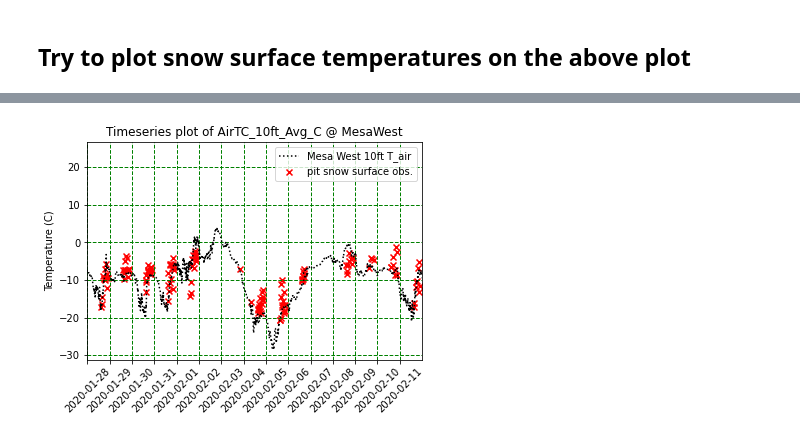
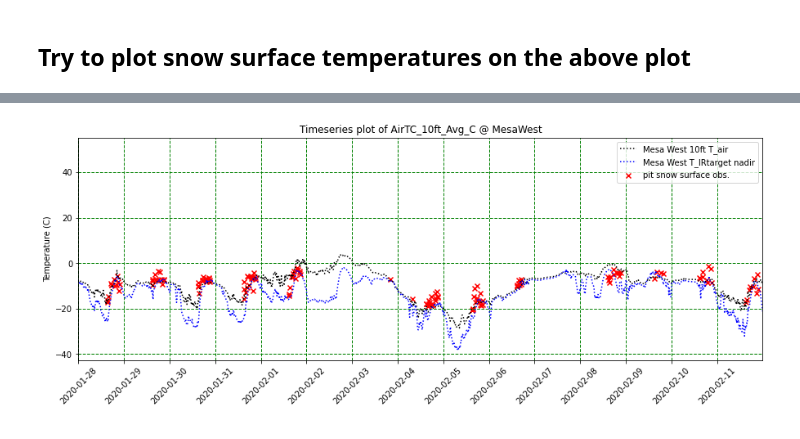
Before and after one commit to snowex-hackweek/hot-pow, a Jupyter notebook: contributors/Jeremy_Johnston/MetSiteData_FromGoogleDrive.ipynb, the cells around one changed output, grey strips where cells are left out. Saved outputs shown, nothing was run; the diff lists cells and outputs as text; code cells hidden in the pictures.

```diff
--- a/contributors/Jeremy_Johnston/MetSiteData_FromGoogleDrive.ipynb
+++ b/contributors/Jeremy_Johnston/MetSiteData_FromGoogleDrive.ipynb
@@ -21,6 +21,7 @@ import matplotlib.pyplot as plt
 import datetime
 
 #load in csv file
+f = 'MW-V7_clean.csv'
 df = pd.read_csv('./'+f)
 
 #converts any NAN text to NaN and numeric columns (fixes error raised)
@@ -121,7 +174,10 @@ pitMax_df.head()
 #add datetime column
 pit_datestr = pitMax_df['date'] + ' ' + pitMax_df['time']
 pit_dates =  pd.to_datetime(pitMax_df['date'] + ' ' + pitMax_df['time'])#, format='%d%b%Y:%H:%M:%S.%f')
-pitMax_df.insert(4, 'Datetime_UTC', pit_dates)
+pitMax_df.insert(4, 'Datetime_UTC', pit_dates.dt.tz_localize(None)+datetime.timedelta(hours=6))
+#remove timezone from datetime
+
+#pitMax_df['Datetime_UTC'] = pitMax_df['Datetime_UTC'].replace(tzinfo=None)
 pitMax_df.head()
 # %% [output]
 |  | site_name | site_id | date | time | Datetime_UTC | depth_cm | temperature_C | latitude | longitude | ... |
@@ -133,30 +189,32 @@ pitMax_df.head()
 # %%
 # SAME PLOT AS ABOVE BUT PIT TEMPERATURES ARE ADDED
 
 #plotting air temperature at 10ft above ground
 variable = 'AirTC_10ft_Avg_C'
 IOP = 1 #if IOP = 1, will focus in on IOP period
 # plot the index for the x-values
+plt.figure(figsize=(15,5))
 plt.plot(df['Datetime_UTC'], df[variable], color='k',linestyle = ':',label='Mesa West 10ft T_air')
+plt.plot(df['Datetime_UTC'], df['IRtarget_nadir1_C_Avg'], color='b',linestyle = ':',label='Mesa West T_IRtarget nadir')
 plt.grid(color='g', linestyle='--', linewidth=1)
 #plt.xlabel('Date')
 plt.xticks(rotation=45)
 plt.ylabel('Temperature (C)')
 plt.title('Timeseries plot of ' + variable + ' @ MesaWest')
 
 #new code to add in the site temperatures
 plt.scatter(pitMax_df['Datetime_UTC'],pitMax_df['temperature_C'],c='r',marker='x',label='pit snow surface obs.')
 plt.xticks(rotation=45)
 
 if IOP == 1:
     d1 = datetime.datetime(year=2020,month=1,day=28)
     d2 = datetime.datetime(year=2020,month=2,day=12)
     delta = d2 - d1
     plt.xlim(d1,d2)
     date_list = [d1 + datetime.timedelta(days=x) for x in range(delta.days)]
     datestr_list = [date_i.strftime('%Y-%m-%d') for date_i in date_list]
     plt.xticks(ticks=date_list, labels=datestr_list)
 plt.legend()
 plt.show()
 # %% [output]
-[figure, old version]
+[figure, new version]
```
Also changed, not shown: parts of 16 cells of this notebook, 6 other files.
